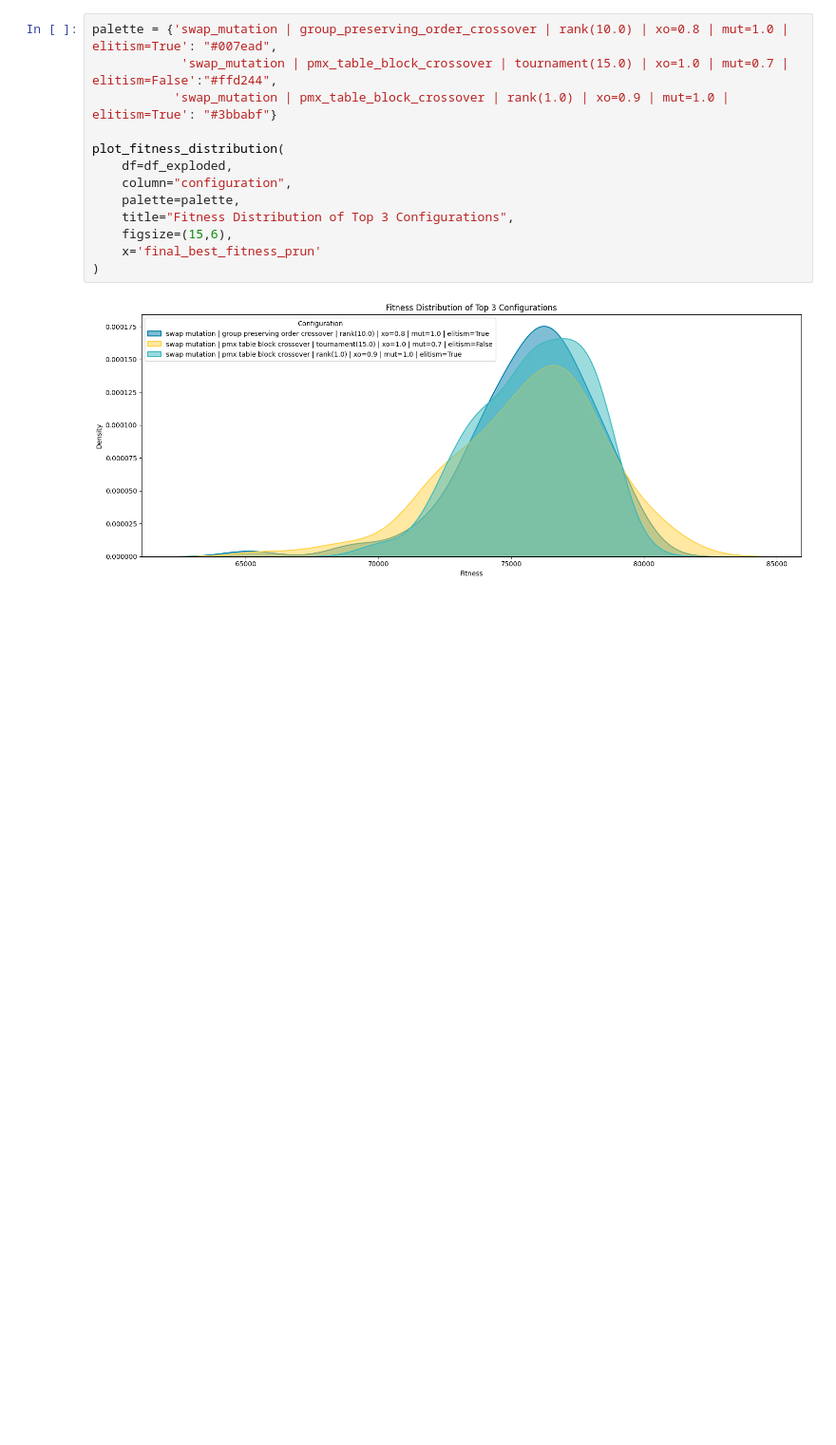
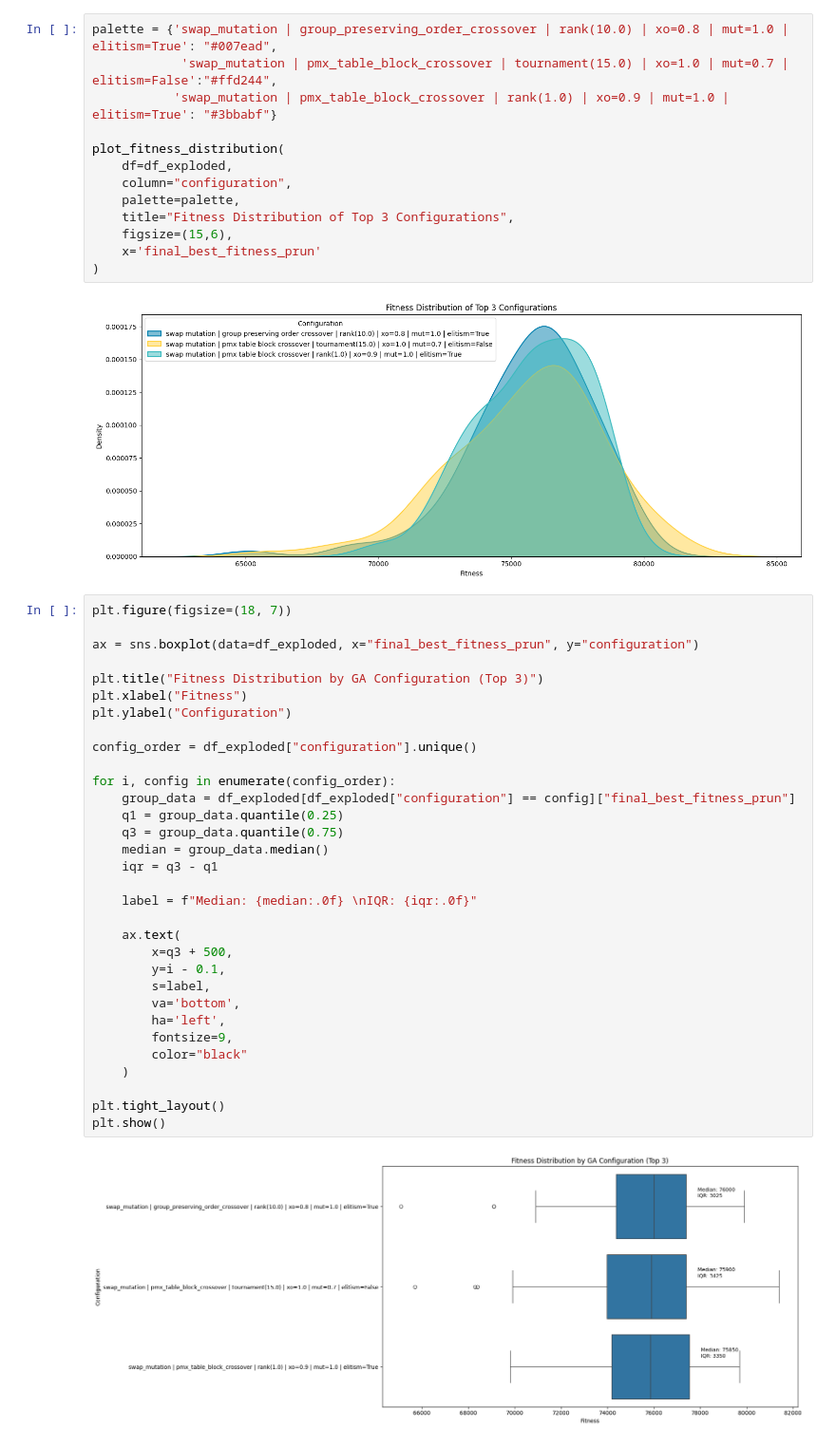
Before and after one commit to ritzww/CIFO-24-25, a Jupyter notebook: Notebooks and Functions/2_GA_results_analysis.ipynb, the cells around one changed output. Shown at 95% size. Drawn from its saved outputs; the diff is of its cells as text; blank space fills up the shorter version.

```diff
--- a/Notebooks and Functions/2_GA_results_analysis.ipynb
+++ b/Notebooks and Functions/2_GA_results_analysis.ipynb
@@ -679,3 +568,37 @@ plot_fitness_distribution(
 )
 # %% [output]
 [figure]
+# %%
+plt.figure(figsize=(18, 7))
+
+ax = sns.boxplot(data=df_exploded, x="final_best_fitness_prun", y="configuration")
+
+plt.title("Fitness Distribution by GA Configuration (Top 3)")
+plt.xlabel("Fitness")
+plt.ylabel("Configuration")
+
+config_order = df_exploded["configuration"].unique()
+
+for i, config in enumerate(config_order):
+    group_data = df_exploded[df_exploded["configuration"] == config]["final_best_fitness_prun"]
+    q1 = group_data.quantile(0.25)
+    q3 = group_data.quantile(0.75)
+    median = group_data.median()
+    iqr = q3 - q1
+
+    label = f"Median: {median:.0f} \nIQR: {iqr:.0f}"
+
+    ax.text(
+        x=q3 + 500,
+        y=i - 0.1,
+        s=label,
+        va='bottom',
+        ha='left',
+        fontsize=9,
+        color="black"
+    )
+
+plt.tight_layout()
+plt.show()
+# %% [output]
+[figure, added]
```
Also changed, not shown: parts of 19 cells of this notebook.
